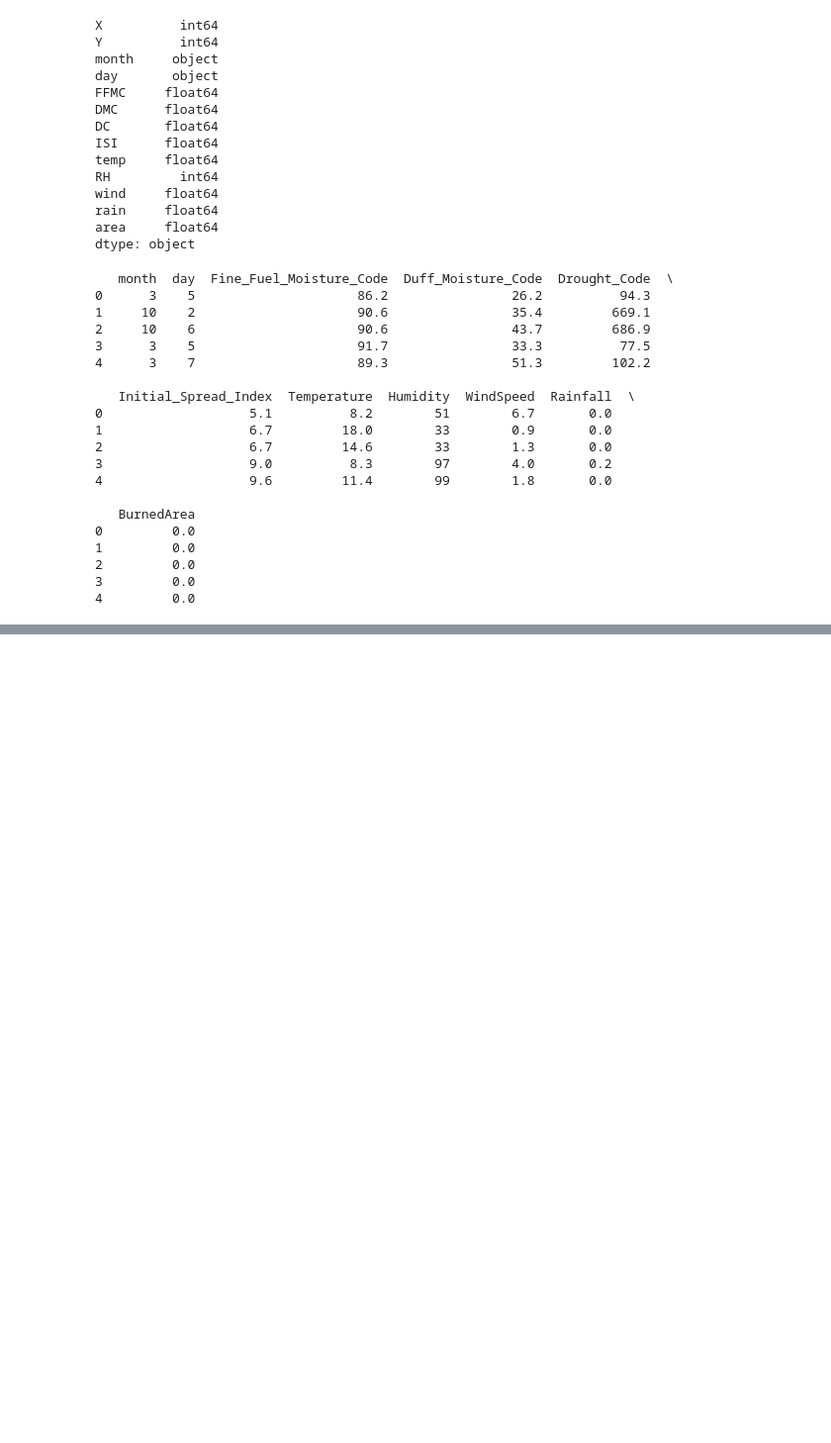
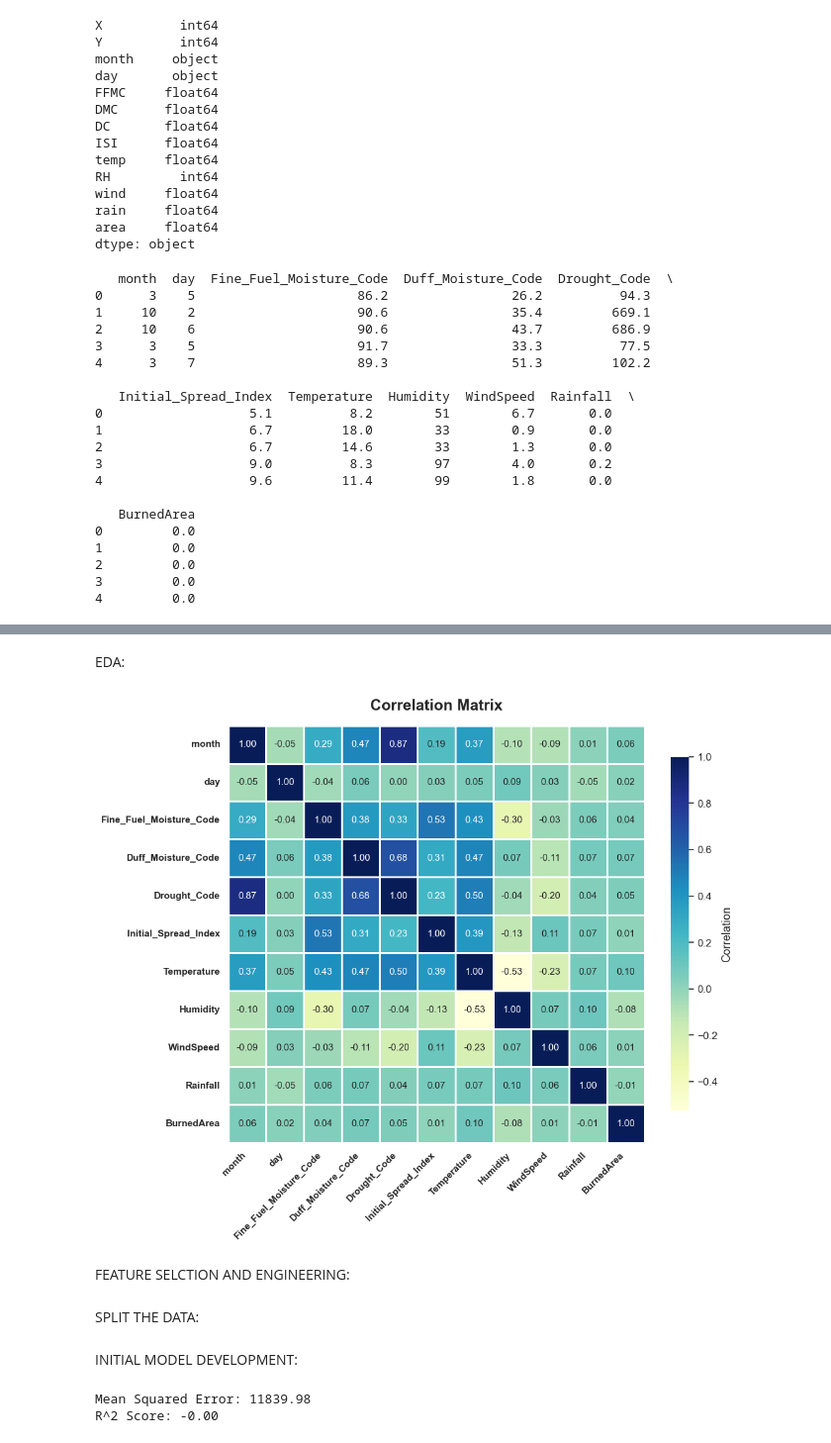
Before and after one commit to KlaudijaK/Forest-Fires, a Jupyter notebook: forest.ipynb, the cells around one changed output, grey strips where cells are left out. Shown: that part at 99% size. Saved outputs shown, nothing was run; the diff lists cells and outputs as text; code cells hidden in the pictures; blank space fills up the shorter version.

```diff
--- a/forest.ipynb
+++ b/forest.ipynb
@@ -161,0 +184,30 @@ print(df.head())
+# %% [markdown]
+EDA:
+# %%
+import matplotlib.pyplot as plt
+import seaborn as sns
+
+plt.figure(figsize=(11, 9))
+sns.set(style="white", font_scale=1.1)
+
+ax = sns.heatmap(
+    corr,
+    annot=True,
+    fmt=".2f",
+    cmap="YlGnBu",
+    linewidths=1,
+    linecolor='white',
+    cbar_kws={'shrink': 0.85, 'label': 'Correlation'},
+    square=True,
+    annot_kws={"size": 11}
+)
+
+plt.title("Correlation Matrix", fontsize=18, pad=18, weight='bold')
+plt.xticks(rotation=45, ha='right', fontsize=11, weight='bold')
+plt.yticks(rotation=0, fontsize=11, weight='bold')
+plt.tight_layout()
+plt.show()
+# %% [output]
+[figure, added]
+# %% [markdown]
+FEATURE SELCTION AND ENGINEERING:
@@ -161,0 +217,2 @@ print(df.head())
+# %% [markdown]
+SPLIT THE DATA:
@@ -161,0 +223,35 @@ print(df.head())
+# %% [markdown]
+INITIAL MODEL DEVELOPMENT:
+# %%
+from sklearn.ensemble import RandomForestRegressor
+from sklearn.metrics import mean_squared_error, r2_score
+from sklearn.preprocessing import LabelEncoder
+
+model = RandomForestRegressor(n_estimators=100, random_state=42)
+# Ensure categorical columns are encoded before fitting the model
+
+# Copy X_train and X_test to avoid modifying originals
+X_train_enc = X_train.copy()
+X_test_enc = X_test.copy()
+
+# Encode 'day' column if present
+if 'day' in X_train_enc.columns:
+    le_day = LabelEncoder()
+    X_train_enc['day'] = le_day.fit_transform(X_train_enc['day'])
+    X_test_enc['day'] = le_day.transform(X_test_enc['day'])
+
+# Fit the model
+model.fit(X_train_enc, y_train)
+
+# Predictions
+y_pred = model.predict(X_test_enc)
+
+# Evaluate the model
+mse = mean_squared_error(y_test, y_pred)
+r2 = r2_score(y_test, y_pred)
+
+print(f"Mean Squared Error: {mse:.2f}")
+print(f"R^2 Score: {r2:.2f}")
+# %% [output]
+Mean Squared Error: 11839.98
+R^2 Score: -0.00
```
Also changed, not shown: parts of 6 cells of this notebook.
